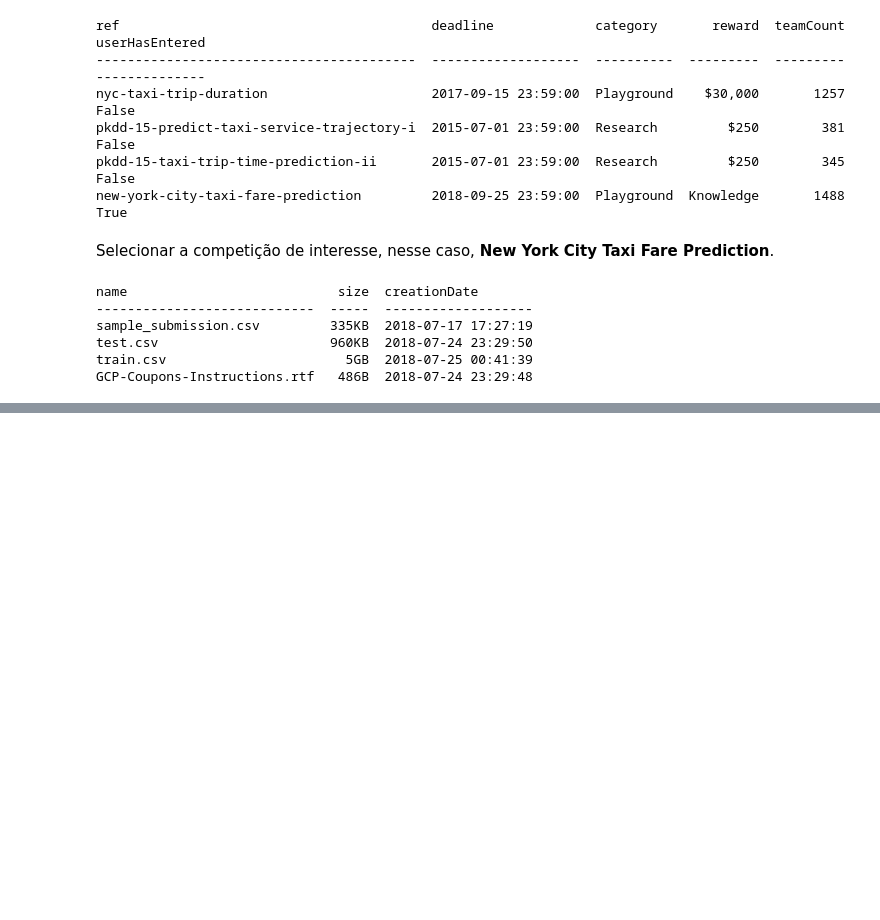
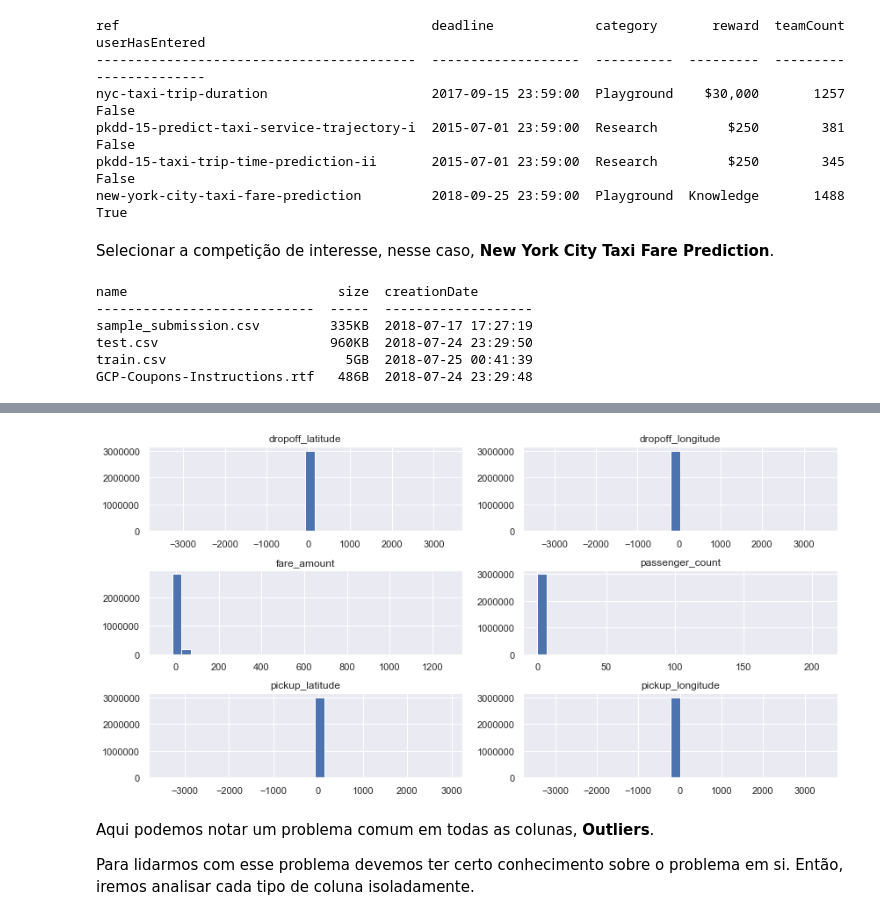
Before and after one commit to Fernandohf/ESIG_Challenge, a Jupyter notebook: TaxiFare.ipynb, the cells around one changed output, grey strips where cells are left out. Saved outputs shown, nothing was run; the diff lists cells and outputs as text; code cells hidden in the pictures; blank space fills up the shorter version.

```diff
--- a/TaxiFare.ipynb
+++ b/TaxiFare.ipynb
@@ -752,0 +169,4 @@ Successfully submitted to Titanic: Machine Learning from Disaster
+# %%
+# Cleaned data
+c_train = train[train['dropoff_longitude'].notna()]
+c_train.shape
@@ -752,0 +191,9 @@ Successfully submitted to Titanic: Machine Learning from Disaster
+# %%
+c_train.hist(bins=30, figsize=(12, 6))
+plt.tight_layout()
+# %% [output]
+[figure, added]
+# %% [markdown]
+Aqui podemos notar um problema comum em todas as colunas, **Outliers**.
+
+Para lidarmos com esse problema devemos ter certo conhecimento sobre o problema em si. Então, iremos analisar cada tipo de coluna isoladamente.
```
Also changed, not shown: parts of 113 cells of this notebook.
